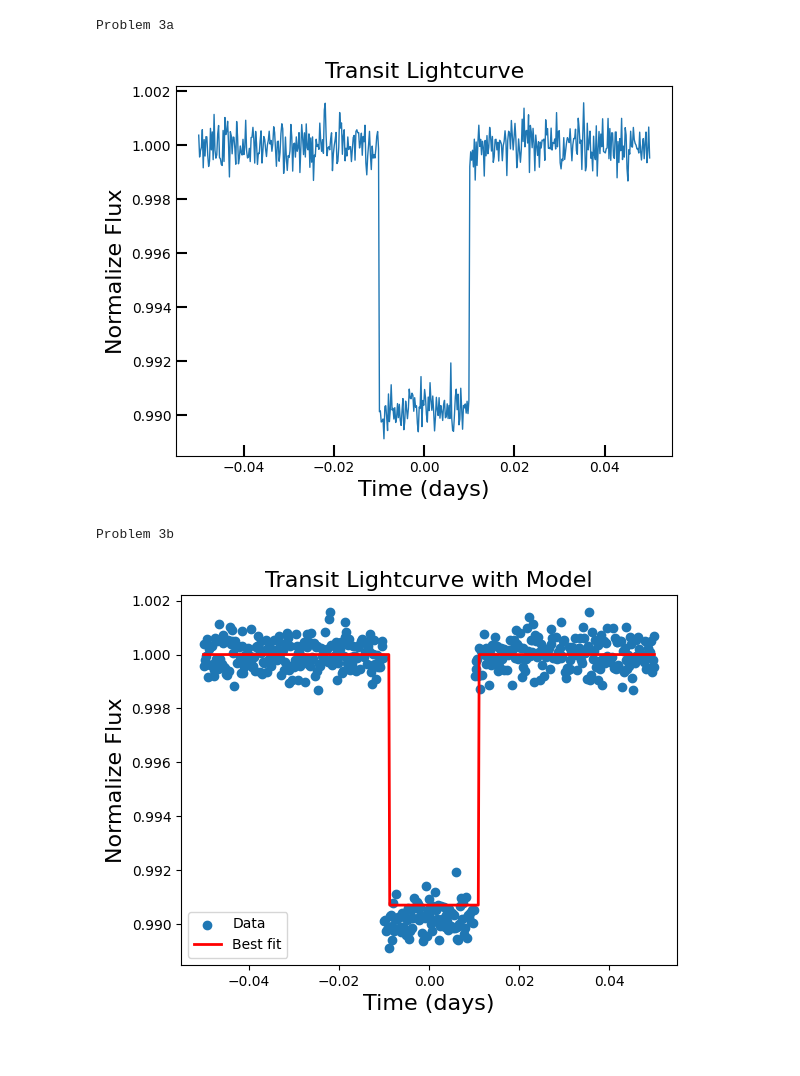
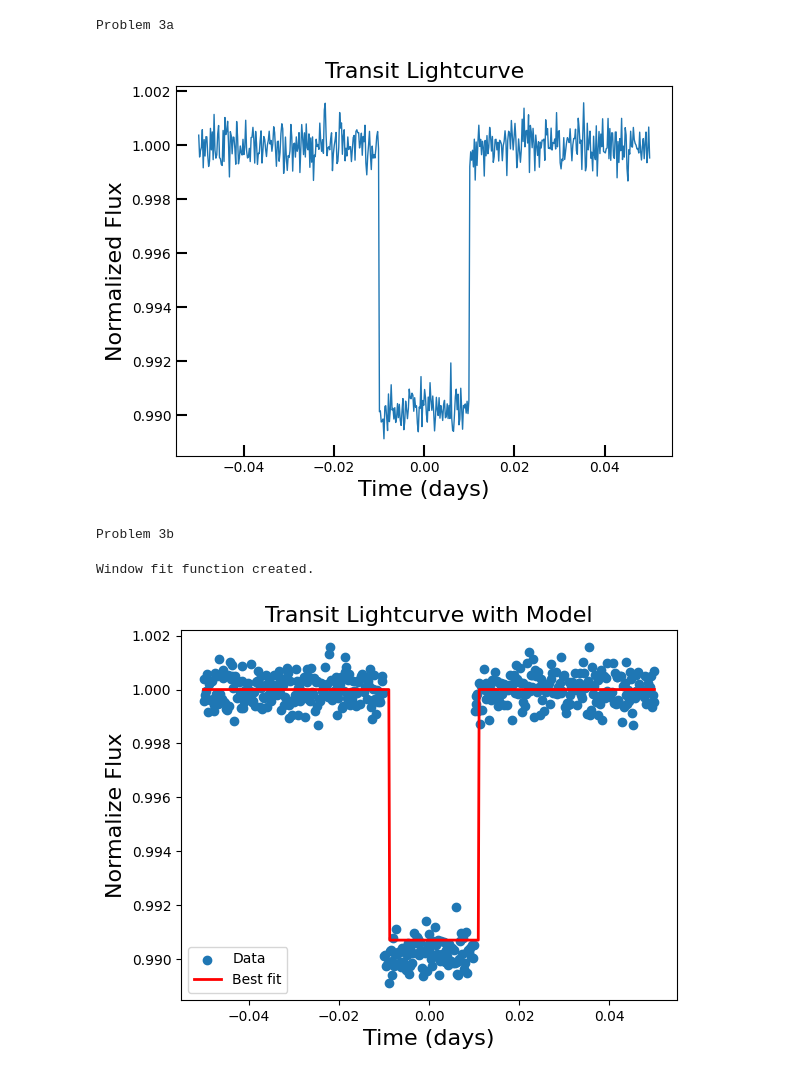
Before and after one commit to amedina695/lectures_git, a Jupyter notebook: homework_backup6/hw6_amedina.ipynb, the cells around one changed output. Cells and saved outputs as stored; diff of their text form; code cells hidden in the pictures.

```diff
--- a/homework_backup6/hw6_amedina.ipynb
+++ b/homework_backup6/hw6_amedina.ipynb
@@ -38,18 +30,17 @@ X     = lc_df['Time (days)']     # Time array
 Y     = lc_df['Normalized Flux'] # Flux
 # %%
 # Plotting
-
 plt.figure()
 plt.plot(X, Y, linewidth=1)
 
 # Labels
 plt.title('Transit Lightcurve', fontsize = 16)
 plt.xlabel('Time (days)', fontsize = 16)
-plt.ylabel('Normalize Flux', fontsize = 16)
-plt.tick_params(axis='both',which='major',length=8, width=1.5,direction='in')
+plt.ylabel('Normalized Flux', fontsize = 16)
+plt.tick_params(axis='both', which='major', length=8, width=1.5, direction='in')
 plt.show()
 # %% [output]
-[figure, old version]
+[figure, new version]
 # %%
 print('Problem 3b \n')
 # %% [output]
@@ -61,7 +52,6 @@ def windowfit(x, center, width, height):
     """
     Takes as input x array.
     Returns the data of x centered at center
-    But with a width and height indicated.
     """
     half = 0.5 * width
     mask = np.abs(x - center) <= half
@@ -70,6 +60,8 @@ def windowfit(x, center, width, height):
     return y
 
 print('Window fit function created. \n')
+# %% [output]
+Window fit function created.
 # %%
 # ii
 
```
Also changed, not shown: parts of 6 cells of this notebook, 2 other files.
